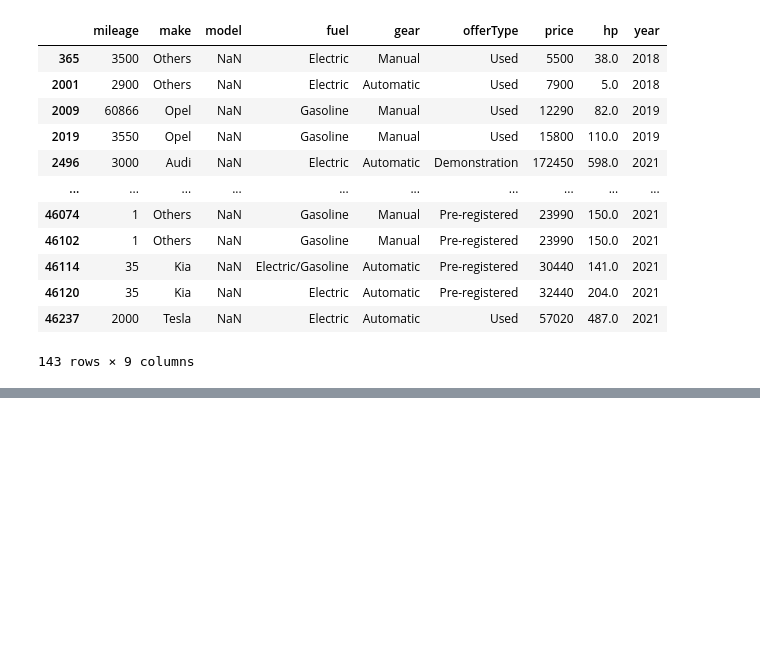
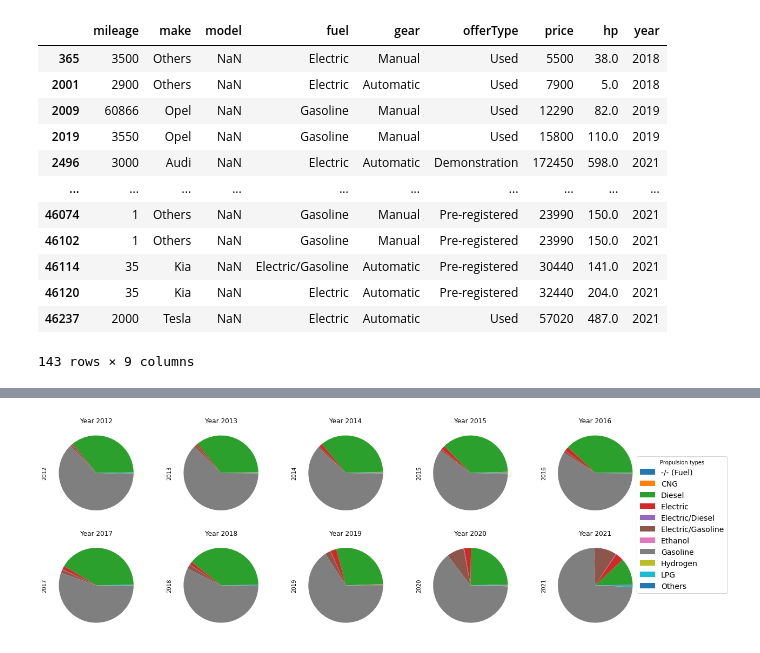
Before and after one commit to stormriderDE/DataScientist_Nano_EV_CarStock, a Jupyter notebook: German Car Stock EV-Analysis.ipynb, the cells around one changed output, grey strips where cells are left out. Cells and saved outputs as stored; diff of their text form; code cells hidden in the pictures; blank space fills up the shorter version.

```diff
--- a/German Car Stock EV-Analysis.ipynb
+++ b/German Car Stock EV-Analysis.ipynb
@@ -99,0 +128,12 @@ df[df['model'].isnull()] # other two columns with NaNs: 'gear', 'hp'
+# %%
+# Group dataset by respective year and propulsion system
+vehicles_per_year = EVs_per_year.groupby(['year','fuel'])['number of vehicles'].sum().unstack()
+
+# Sum vehicles by propulsion system and years
+vehicles_per_year['VehicleSum'] = vehicles_per_year.sum(axis=1)
+
+# Get relative share in years for propulsion systems
+vehicles_per_year = vehicles_per_year.div(vehicles_per_year.VehicleSum, axis='index')
+vehicles_per_year
+
+#vehicles_per_year.plot(subplots=True);
@@ -99,0 +154,7 @@ df[df['model'].isnull()] # other two columns with NaNs: 'gear', 'hp'
+# %%
+# Transpose dataframe for plotting purposes
+vehicles_per_year_transposed = vehicles_per_year.T
+# drop row "sum"
+vehicles_per_year_transposed = vehicles_per_year_transposed.drop(index='VehicleSum')
+#show dataframe
+vehicles_per_year_transposed
@@ -99,0 +175,51 @@ df[df['model'].isnull()] # other two columns with NaNs: 'gear', 'hp'
+# %%
+fig, axes = plt.subplots(nrows=2, ncols=5, figsize=(20,7))
+
+# Get labels for subplot
+labels = vehicles_per_year_transposed.index.tolist()
+
+#vehicles_per_year.T[2011].plot.pie(ax=axes[0, 0]);
+#axes[0, 0].set_title("Year 2011");
+
+year2012 = vehicles_per_year_transposed[2012].plot.pie(ax=axes[0, 0], labels=['','','','','','','','','','','']);
+axes[0, 0].set_title("Year 2012");
+
+year2013 =vehicles_per_year_transposed[2013].plot.pie(ax=axes[0, 1], labels=['','','','','','','','','','','']);
+axes[0, 1].set_title("Year 2013");
+
+year2014 =vehicles_per_year_transposed[2014].plot.pie(ax=axes[0, 2], labels=['','','','','','','','','','','']);
+axes[0, 2].set_title("Year 2014");
+
+year2015 =vehicles_per_year_transposed[2015].plot.pie(ax=axes[0, 3], labels=['','','','','','','','','','','']);
+axes[0, 3].set_title("Year 2015");
+
+year2016 =vehicles_per_year_transposed[2016].plot.pie(ax=axes[0, 4], labels=['','','','','','','','','','','']);
+axes[0, 4].set_title("Year 2016");
+
+year2017 =vehicles_per_year_transposed[2017].plot.pie(ax=axes[1, 0], labels=['','','','','','','','','','','']);
+axes[1, 0].set_title("Year 2017");
+
+year2018 =vehicles_per_year_transposed[2018].plot.pie(ax=axes[1, 1], labels=['','','','','','','','','','','']);
+axes[1, 1].set_title("Year 2018");
+
+year2019 =vehicles_per_year_transposed[2019].plot.pie(ax=axes[1, 2], labels=['','','','','','','','','','','']);
+axes[1, 2].set_title("Year 2019");
+
+year2020 =vehicles_per_year_transposed[2020].plot.pie(ax=axes[1, 3], labels=['','','','','','','','','','','']);
+axes[1, 3].set_title("Year 2020");
+
+year2021 =vehicles_per_year_transposed[2021].plot.pie(ax=axes[1, 4], labels=['','','','','','','','','','','']);
+axes[1, 4].set_title("Year 2021");
+
+# Create the legend
+fig.legend([year2012, year2013, year2014, year2015, year2016, year2017, year2018, year2019, year2020, year2021],     # The line objects
+           labels=labels,   # The labels for each line
+           loc="center right",   # Position of legend
+           borderaxespad=0.1,    # Small spacing around legend box
+           title="Propulsion types",  # Title for the legend
+           fontsize=14
+           )
+
+plt.savefig('propulsionshares_per_year.png')
+# %% [output]
+[figure, added]
```
Also changed, not shown: parts of 19 cells of this notebook.
